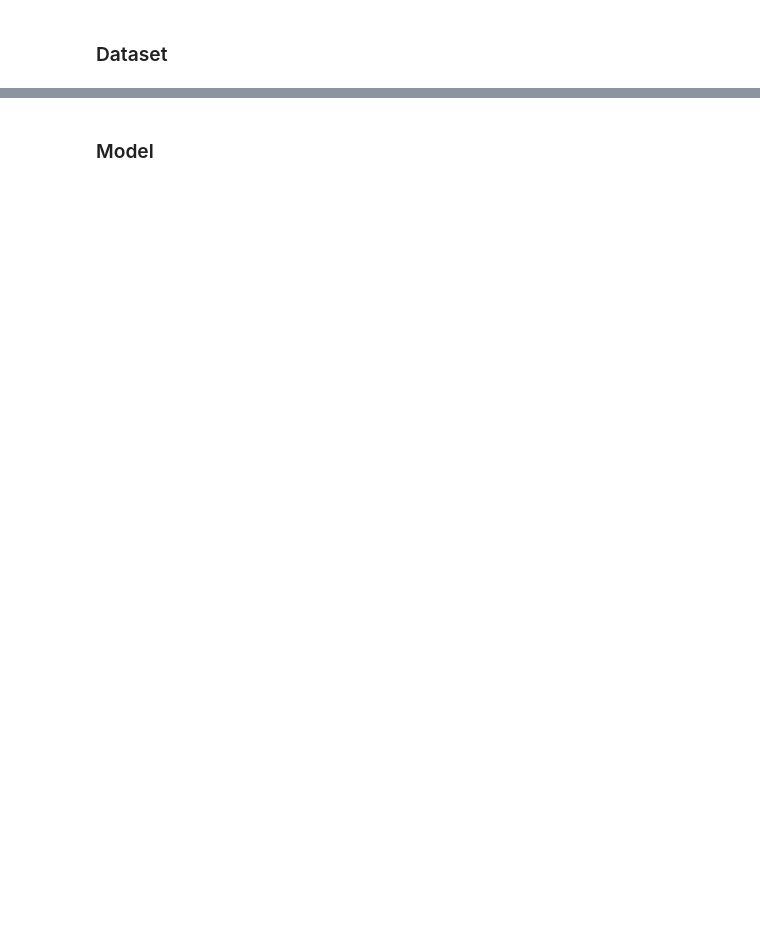
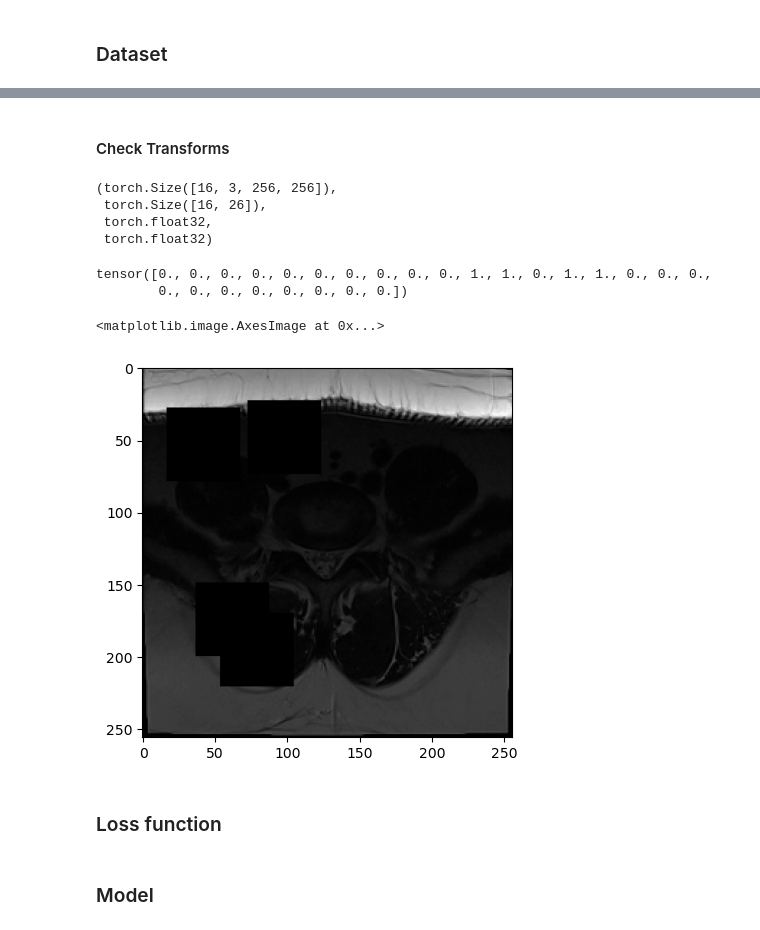
Before and after one commit to rosulucian/deep_learning_playground, a Jupyter notebook: kaggle/RSNA/train.ipynb, the cells around one changed output, grey strips where cells are left out. Drawn from its saved outputs; the diff is of its cells as text; code cells hidden in the pictures; blank space fills up the shorter version.

```diff
--- a/kaggle/RSNA/train.ipynb
+++ b/kaggle/RSNA/train.ipynb
@@ -124,0 +350,40 @@ train_df.sample(5)
+# %% [markdown]
+#### Check Transforms
+# %%
+image_size = CFG.image_size
+
+img_mean = (0.485, 0.456, 0.406)
+img_std = (0.229, 0.224, 0.225)
+
+train_tfs = A.Compose([
+    # A.HorizontalFlip(p=0.5),
+    A.Resize(image_size, image_size),
+    A.CoarseDropout(max_height=int(image_size * 0.2), max_width=int(image_size * 0.2), max_holes=4, p=0.7),
+    A.Normalize(mean=img_mean, std=img_std)
+])
+
+val_tfs = A.Compose([
+    A.Resize(image_size, image_size),
+    A.Normalize(mean=img_mean, std=img_std)
+])
+# %%
+dm = rsna_datamodule(t_df, v_df, cfg=CFG2, train_tfs=train_tfs, val_tfs=val_tfs)
+# dm = wav_datamodule(t_df, v_df, cfg=CFG, train_tfs=train_tfs, val_tfs=val_tfs)
+
+x, y = next(iter(dm.train_dataloader()))
+x.shape, y.shape, x.dtype, y.dtype
+# %% [output]
+(torch.Size([16, 3, 256, 256]),
+ torch.Size([16, 26]),
+ torch.float32,
+ torch.float32)
+# %%
+y[0]
+# %% [output]
+tensor([0., 0., 0., 0., 0., 0., 0., 0., 0., 0., 1., 1., 0., 1., 1., 0., 0., 0.,
+        0., 0., 0., 0., 0., 0., 0., 0.])
+# %%
+plt.imshow(x[2][0], cmap='gray')
+# %% [output]
+<matplotlib.image.AxesImage at 0x...>
+[figure, added]
@@ -124,0 +392,2 @@ train_df.sample(5)
+# %% [markdown]
+### Loss function
```
Also changed, not shown: parts of 63 cells of this notebook, 1 other file.
